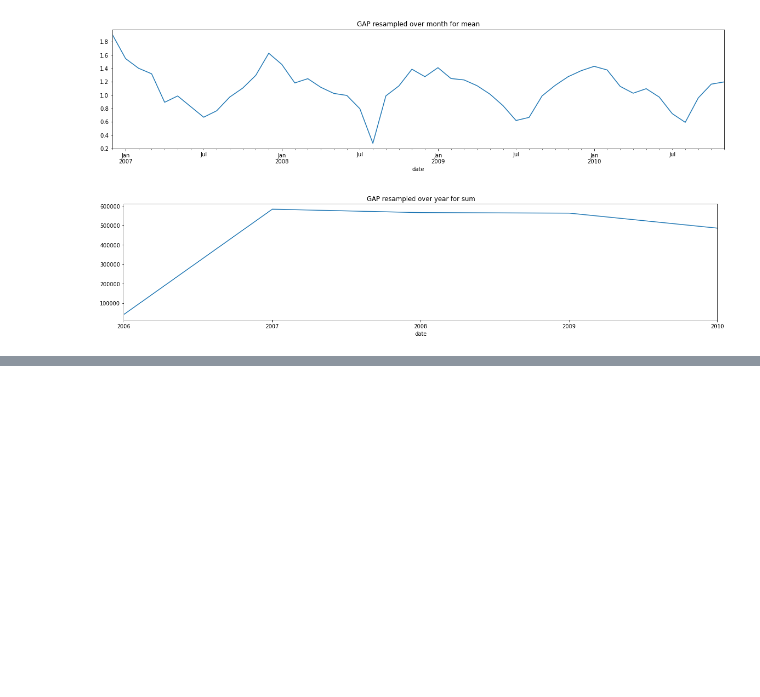
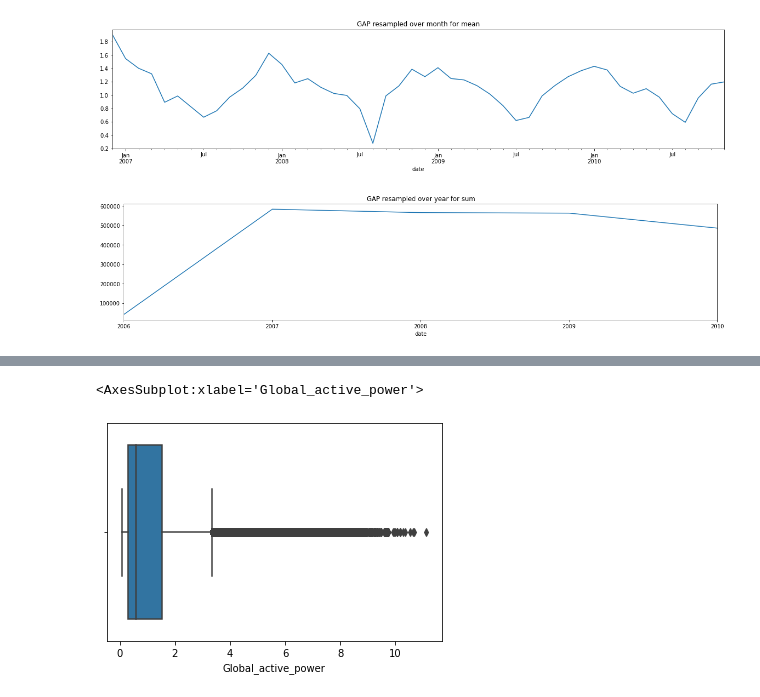
Before and after one commit to tjaros/ml-epc-project, a Jupyter notebook: analysis.ipynb, the cells around one changed output, grey strips where cells are left out. Saved outputs shown, nothing was run; the diff lists cells and outputs as text; code cells hidden in the pictures; blank space fills up the shorter version.

```diff
--- a/analysis.ipynb
+++ b/analysis.ipynb
@@ -84,0 +92,5 @@ plt.show()
+# %%
+sns.boxplot(x=data['Global_active_power'])
+# %% [output]
+<AxesSubplot:xlabel='Global_active_power'>
+[figure, added]
```
Also changed, not shown: parts of 4 cells of this notebook.
